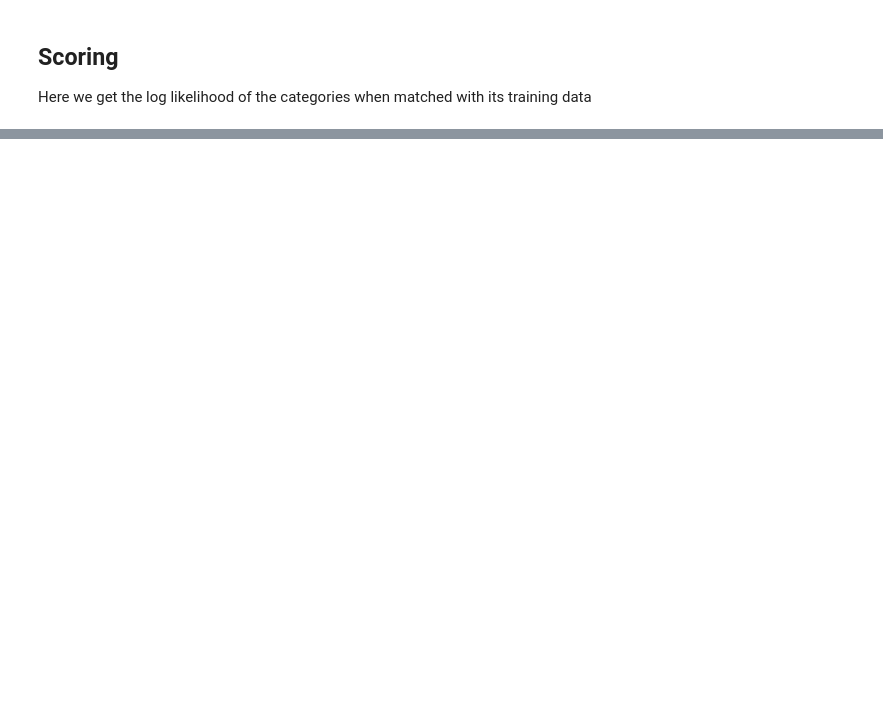
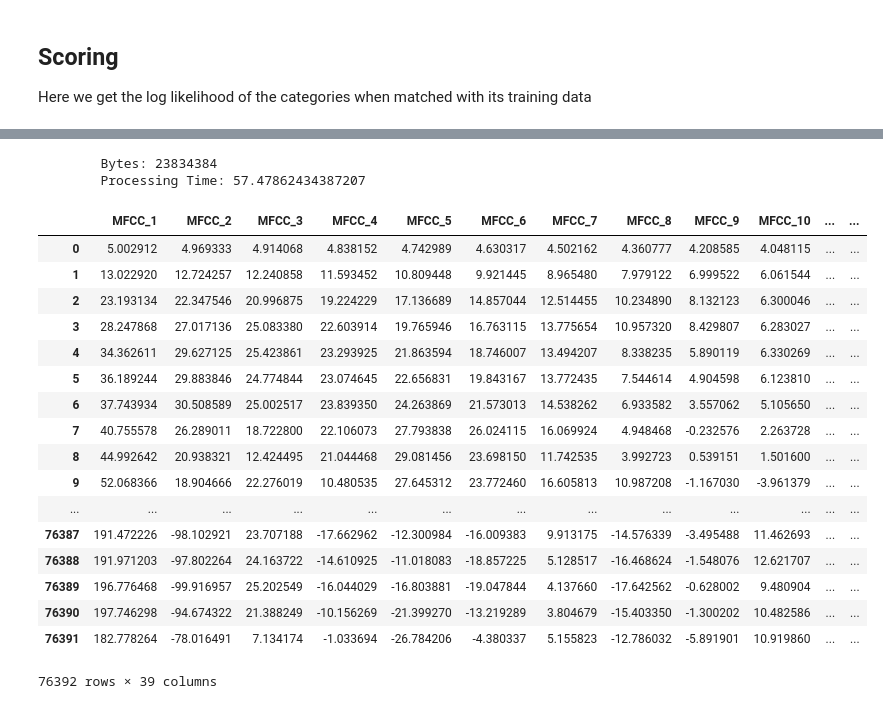
Before and after one commit to DeanPFZ/deep-audio-public, a Jupyter notebook: src/DNN.ipynb, the cells around one changed output, grey strips where cells are left out. Cells and saved outputs as stored; diff of their text form; code cells hidden in the pictures; blank space fills up the shorter version.

```diff
--- a/src/DNN.ipynb
+++ b/src/DNN.ipynb
@@ -107,0 +219,23 @@ test_file.shape[1]
+# %%
+process_fold(3)
+# %% [output]
+        Bytes: 23834384
+        Processing Time: 57.47862434387207
+|  | MFCC_1 | MFCC_2 | MFCC_3 | MFCC_4 | MFCC_5 | MFCC_6 | MFCC_7 | MFCC_8 | MFCC_9 | MFCC_10 | ... | ... |
+| 0 | 5.002912 | 4.969333 | 4.914068 | 4.838152 | 4.742989 | 4.630317 | 4.502162 | 4.360777 | 4.208585 | 4.048115 | ... | ... |
+| 1 | 13.022920 | 12.724257 | 12.240858 | 11.593452 | 10.809448 | 9.921445 | 8.965480 | 7.979122 | 6.999522 | 6.061544 | ... | ... |
+| 2 | 23.193134 | 22.347546 | 20.996875 | 19.224229 | 17.136689 | 14.857044 | 12.514455 | 10.234890 | 8.132123 | 6.300046 | ... | ... |
+| 3 | 28.247868 | 27.017136 | 25.083380 | 22.603914 | 19.765946 | 16.763115 | 13.775654 | 10.957320 | 8.429807 | 6.283027 | ... | ... |
+| 4 | 34.362611 | 29.627125 | 25.423861 | 23.293925 | 21.863594 | 18.746007 | 13.494207 | 8.338235 | 5.890119 | 6.330269 | ... | ... |
+| 5 | 36.189244 | 29.883846 | 24.774844 | 23.074645 | 22.656831 | 19.843167 | 13.772435 | 7.544614 | 4.904598 | 6.123810 | ... | ... |
+| 6 | 37.743934 | 30.508589 | 25.002517 | 23.839350 | 24.263869 | 21.573013 | 14.538262 | 6.933582 | 3.557062 | 5.105650 | ... | ... |
+| 7 | 40.755578 | 26.289011 | 18.722800 | 22.106073 | 27.793838 | 26.024115 | 16.069924 | 4.948468 | -0.232576 | 2.263728 | ... | ... |
+| 8 | 44.992642 | 20.938321 | 12.424495 | 21.044468 | 29.081456 | 23.698150 | 11.742535 | 3.992723 | 0.539151 | 1.501600 | ... | ... |
+| 9 | 52.068366 | 18.904666 | 22.276019 | 10.480535 | 27.645312 | 23.772460 | 16.605813 | 10.987208 | -1.167030 | -3.961379 | ... | ... |
+| ... | ... | ... | ... | ... | ... | ... | ... | ... | ... | ... | ... | ... |
+| 76387 | 191.472226 | -98.102921 | 23.707188 | -17.662962 | -12.300984 | -16.009383 | 9.913175 | -14.576339 | -3.495488 | 11.462693 | ... | ... |
+| 76388 | 191.971203 | -97.802264 | 24.163722 | -14.610925 | -11.018083 | -18.857225 | 5.128517 | -16.468624 | -1.548076 | 12.621707 | ... | ... |
+| 76389 | 196.776468 | -99.916957 | 25.202549 | -16.044029 | -16.803881 | -19.047844 | 4.137660 | -17.642562 | -0.628002 | 9.480904 | ... | ... |
+| 76390 | 197.746298 | -94.674322 | 21.388249 | -10.156269 | -21.399270 | -13.219289 | 3.804679 | -15.403350 | -1.300202 | 10.482586 | ... | ... |
+| 76391 | 182.778264 | -78.016491 | 7.134174 | -1.033694 | -26.784206 | -4.380337 | 5.155823 | -12.786032 | -5.891901 | 10.919860 | ... | ... |
+76392 rows × 39 columns
```
Also changed, not shown: parts of 13 cells of this notebook, 8 other files.
